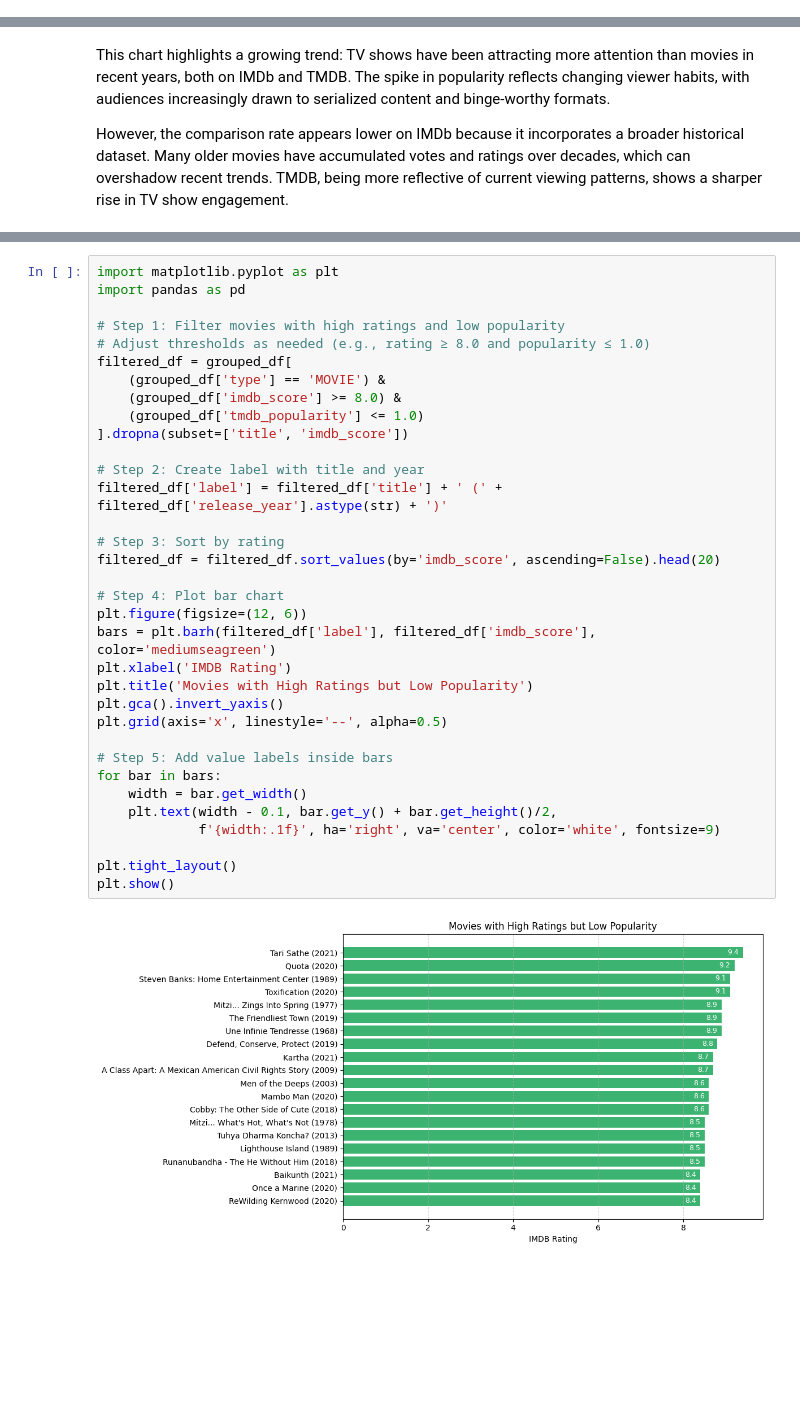
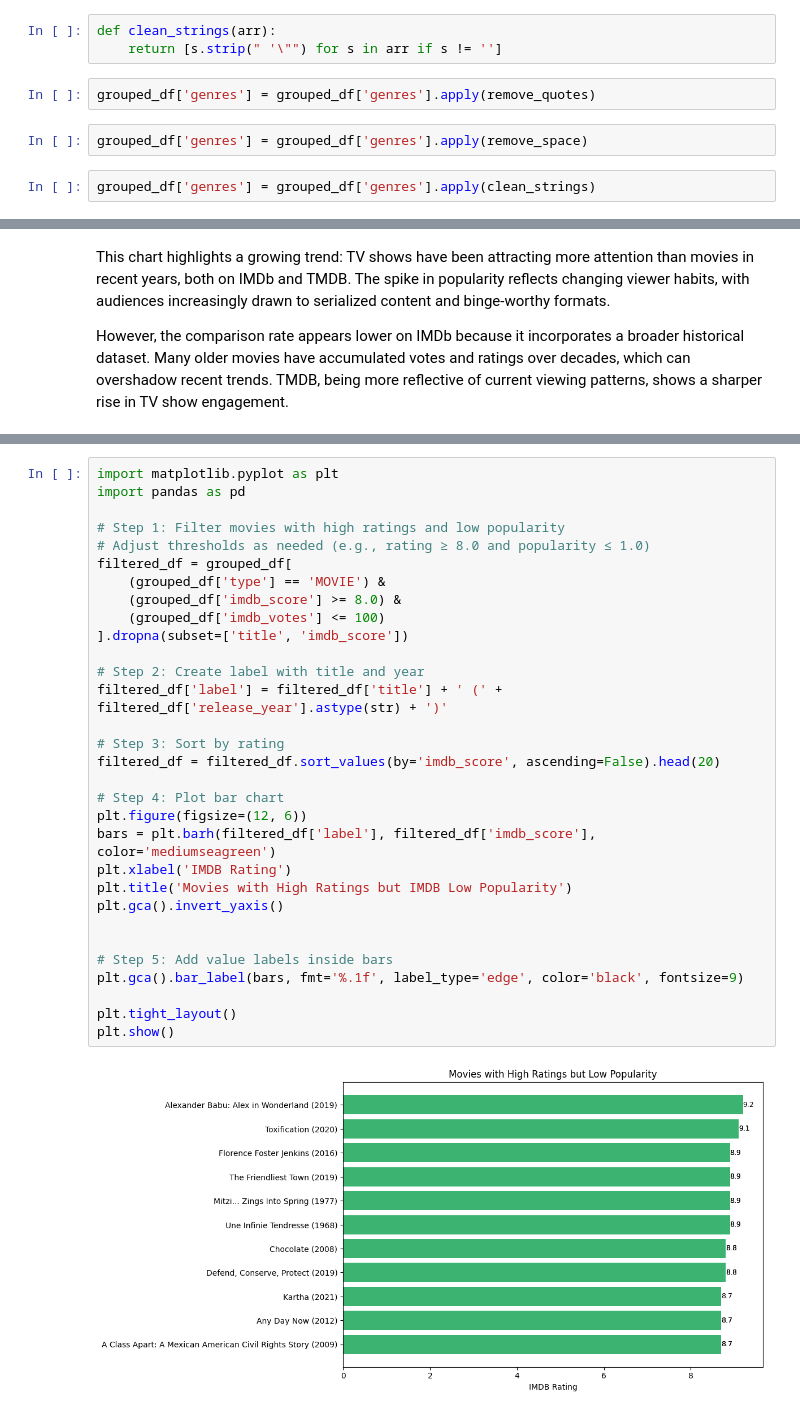
Before and after one commit to siddharthpurswani/Amazon_Prime_TV_Shows_and_Review_Analysis, a Jupyter notebook: Amazon_Prime_TV_Shows_and_Review_Analysis_Captone_Project_Siddharth_Purswani.ipynb, the cells around one changed output, grey strips where cells are left out. Cells and saved outputs as stored; diff of their text form; blank space fills up the shorter version.

```diff
--- a/Amazon_Prime_TV_Shows_and_Review_Analysis_Captone_Project_Siddharth_Purswani.ipynb
+++ b/Amazon_Prime_TV_Shows_and_Review_Analysis_Captone_Project_Siddharth_Purswani.ipynb
@@ -361,0 +358,9 @@ memory usage: 1.1+ MB
+# %%
+def clean_strings(arr):
+    return [s.strip(" '\"") for s in arr if s != '']
+# %%
+grouped_df['genres'] = grouped_df['genres'].apply(remove_quotes)
+# %%
+grouped_df['genres'] = grouped_df['genres'].apply(remove_space)
+# %%
+grouped_df['genres'] = grouped_df['genres'].apply(clean_strings)
@@ -660,39 +763,36 @@ plt.show()
 # %%
 import matplotlib.pyplot as plt
 import pandas as pd
 
 # Step 1: Filter movies with high ratings and low popularity
 # Adjust thresholds as needed (e.g., rating ≥ 8.0 and popularity ≤ 1.0)
 filtered_df = grouped_df[
     (grouped_df['type'] == 'MOVIE') &
     (grouped_df['imdb_score'] >= 8.0) &
-    (grouped_df['tmdb_popularity'] <= 1.0)
+    (grouped_df['imdb_votes'] <= 100)
 ].dropna(subset=['title', 'imdb_score'])
 
 # Step 2: Create label with title and year
 filtered_df['label'] = filtered_df['title'] + ' (' + filtered_df['release_year'].astype(str) + ')'
 
 # Step 3: Sort by rating
 filtered_df = filtered_df.sort_values(by='imdb_score', ascending=False).head(20)
 
 # Step 4: Plot bar chart
 plt.figure(figsize=(12, 6))
 bars = plt.barh(filtered_df['label'], filtered_df['imdb_score'], color='mediumseagreen')
 plt.xlabel('IMDB Rating')
-plt.title('Movies with High Ratings but Low Popularity')
+plt.title('Movies with High Ratings but IMDB Low Popularity')
 plt.gca().invert_yaxis()
-plt.grid(axis='x', linestyle='--', alpha=0.5)
+
 
 # Step 5: Add value labels inside bars
-for bar in bars:
-    width = bar.get_width()
-    plt.text(width - 0.1, bar.get_y() + bar.get_height()/2,
-             f'{width:.1f}', ha='right', va='center', color='white', fontsize=9)
+plt.gca().bar_label(bars, fmt='%.1f', label_type='edge', color='black', fontsize=9)
 
 plt.tight_layout()
 plt.show()
 # %% [output]
-[figure, old version]
+[figure, new version]
 # %%
 import matplotlib.pyplot as plt
 import pandas as pd
```
Also changed, not shown: parts of 57 cells of this notebook.
